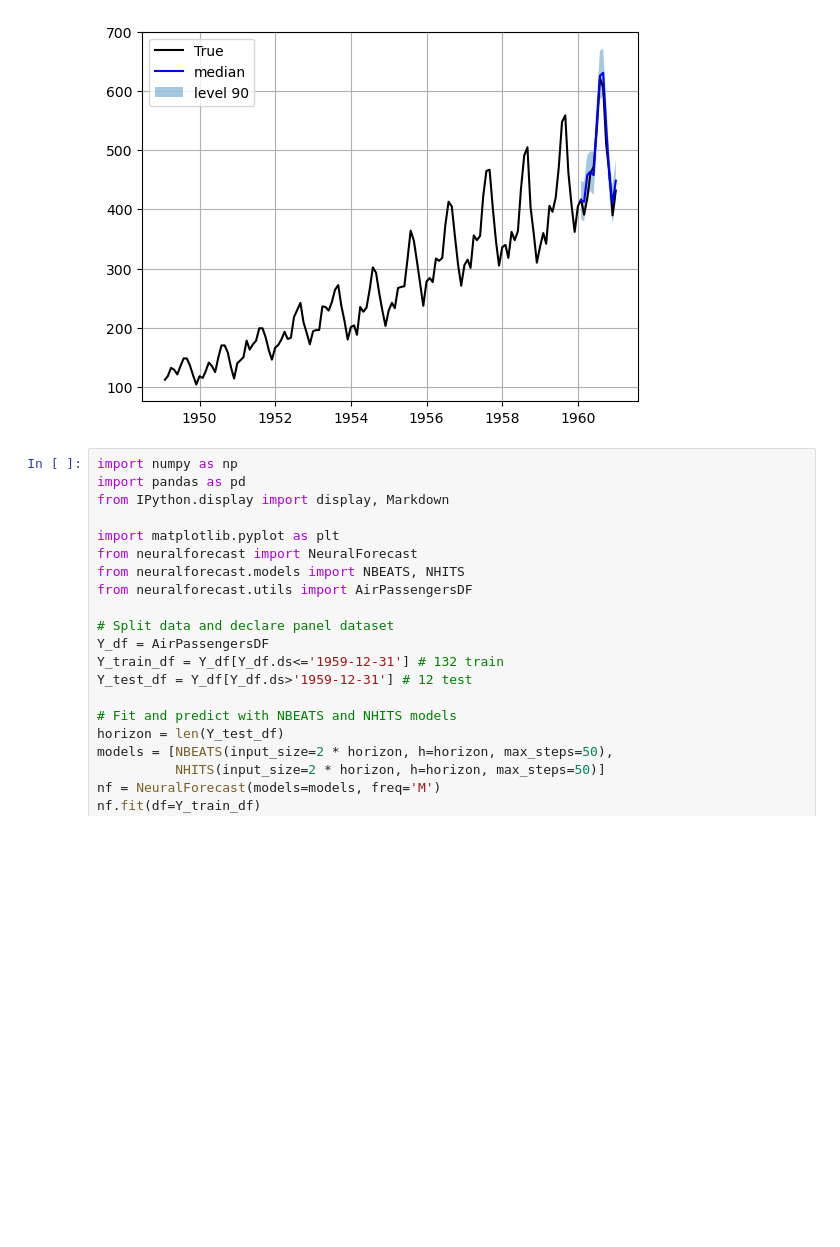
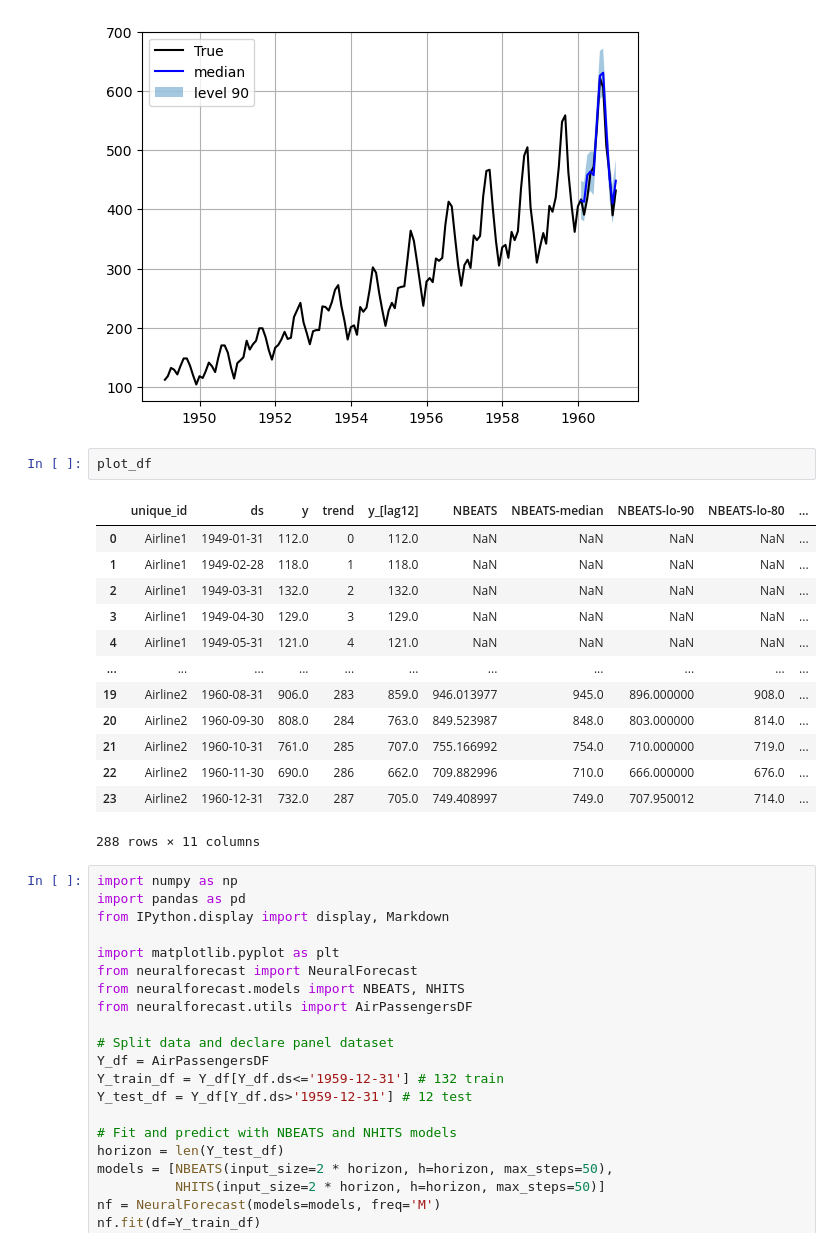
Before and after one commit to DatavAId/N-BEATS, a Jupyter notebook: N-BEATS.ipynb, the cells around one changed output. Drawn from its saved outputs; the diff is of its cells as text; blank space fills up the shorter version.

```diff
--- a/N-BEATS.ipynb
+++ b/N-BEATS.ipynb
@@ -62,6 +68,22 @@ plt.plot()
 # %% [output]
 []
 [figure]
+# %%
+plot_df
+# %% [output]
+|  | unique_id | ds | y | trend | y_[lag12] | NBEATS | NBEATS-median | NBEATS-lo-90 | NBEATS-lo-80 | ... |
+| 0 | Airline1 | 1949-01-31 | 112.0 | 0 | 112.0 | NaN | NaN | NaN | NaN | ... |
+| 1 | Airline1 | 1949-02-28 | 118.0 | 1 | 118.0 | NaN | NaN | NaN | NaN | ... |
+| 2 | Airline1 | 1949-03-31 | 132.0 | 2 | 132.0 | NaN | NaN | NaN | NaN | ... |
+| 3 | Airline1 | 1949-04-30 | 129.0 | 3 | 129.0 | NaN | NaN | NaN | NaN | ... |
+| 4 | Airline1 | 1949-05-31 | 121.0 | 4 | 121.0 | NaN | NaN | NaN | NaN | ... |
+| ... | ... | ... | ... | ... | ... | ... | ... | ... | ... | ... |
+| 19 | Airline2 | 1960-08-31 | 906.0 | 283 | 859.0 | 946.013977 | 945.0 | 896.000000 | 908.0 | ... |
+| 20 | Airline2 | 1960-09-30 | 808.0 | 284 | 763.0 | 849.523987 | 848.0 | 803.000000 | 814.0 | ... |
+| 21 | Airline2 | 1960-10-31 | 761.0 | 285 | 707.0 | 755.166992 | 754.0 | 710.000000 | 719.0 | ... |
+| 22 | Airline2 | 1960-11-30 | 690.0 | 286 | 662.0 | 709.882996 | 710.0 | 666.000000 | 676.0 | ... |
+| 23 | Airline2 | 1960-12-31 | 732.0 | 287 | 705.0 | 749.408997 | 749.0 | 707.950012 | 714.0 | ... |
+288 rows × 11 columns
 # %%
 import numpy as np
 import pandas as pd
```
Also changed, not shown: parts of 2 cells of this notebook, 41 other files.
